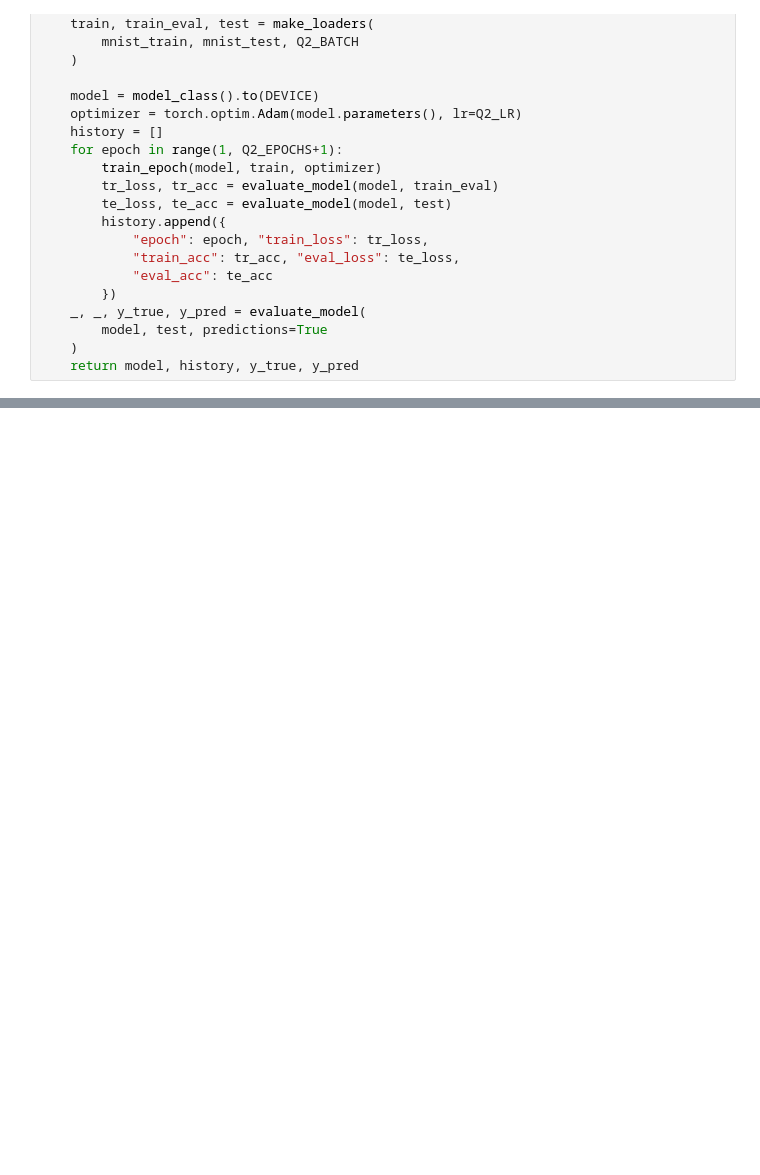
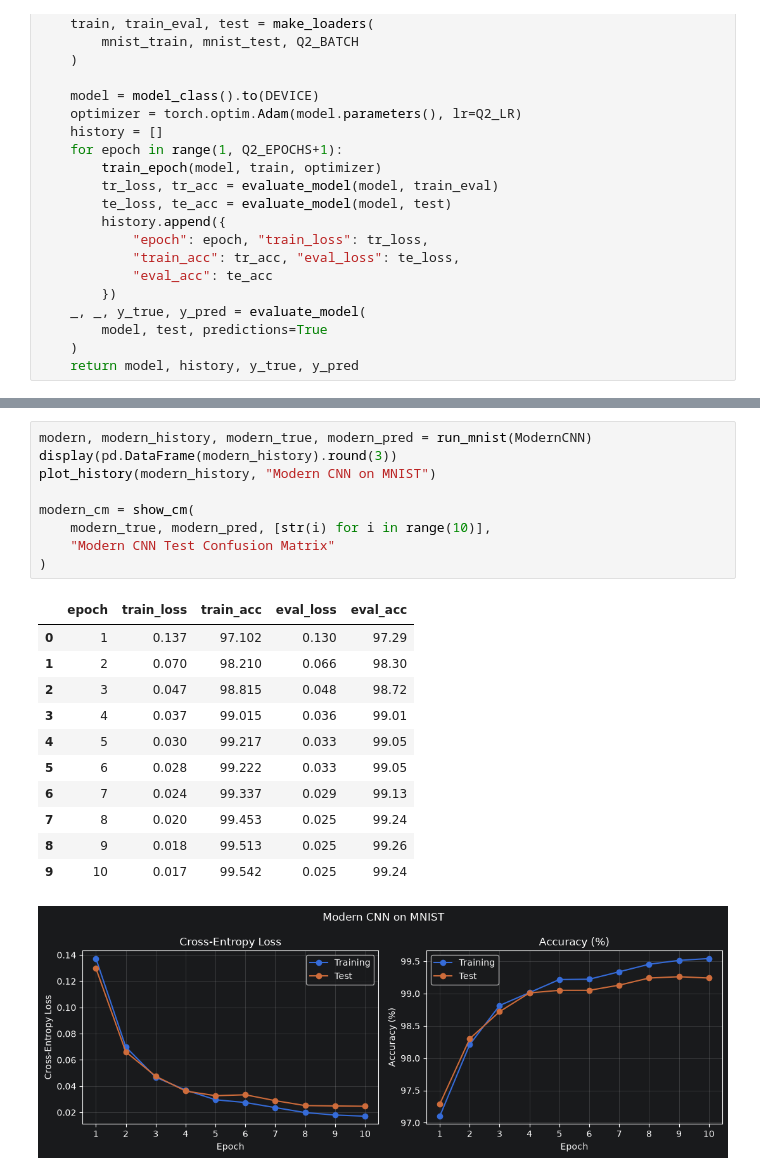
Before and after one commit to KaveeDiv23/Computer-Vision-Assignment-03, a Jupyter notebook: 230395T_a03.ipynb, the cells around one changed output, grey strips where cells are left out. Saved outputs shown, nothing was run; the diff lists cells and outputs as text; blank space fills up the shorter version.

Commit message:
Train modern CNN

```diff
--- a/230395T_a03.ipynb
+++ b/230395T_a03.ipynb
@@ -442,0 +467,22 @@ lenet_cm = show_cm(
+# %%
+modern, modern_history, modern_true, modern_pred = run_mnist(ModernCNN)
+display(pd.DataFrame(modern_history).round(3))
+plot_history(modern_history, "Modern CNN on MNIST")
+
+modern_cm = show_cm(
+    modern_true, modern_pred, [str(i) for i in range(10)],
+    "Modern CNN Test Confusion Matrix"
+)
+# %% [output]
+|  | epoch | train_loss | train_acc | eval_loss | eval_acc |
+| 0 | 1 | 0.137 | 97.102 | 0.130 | 97.29 |
+| 1 | 2 | 0.070 | 98.210 | 0.066 | 98.30 |
+| 2 | 3 | 0.047 | 98.815 | 0.048 | 98.72 |
+| 3 | 4 | 0.037 | 99.015 | 0.036 | 99.01 |
+| 4 | 5 | 0.030 | 99.217 | 0.033 | 99.05 |
+| 5 | 6 | 0.028 | 99.222 | 0.033 | 99.05 |
+| 6 | 7 | 0.024 | 99.337 | 0.029 | 99.13 |
+| 7 | 8 | 0.020 | 99.453 | 0.025 | 99.24 |
+| 8 | 9 | 0.018 | 99.513 | 0.025 | 99.26 |
+| 9 | 10 | 0.017 | 99.542 | 0.025 | 99.24 |
+[figure, added]
```
Also changed, not shown: parts of 5 cells of this notebook.
